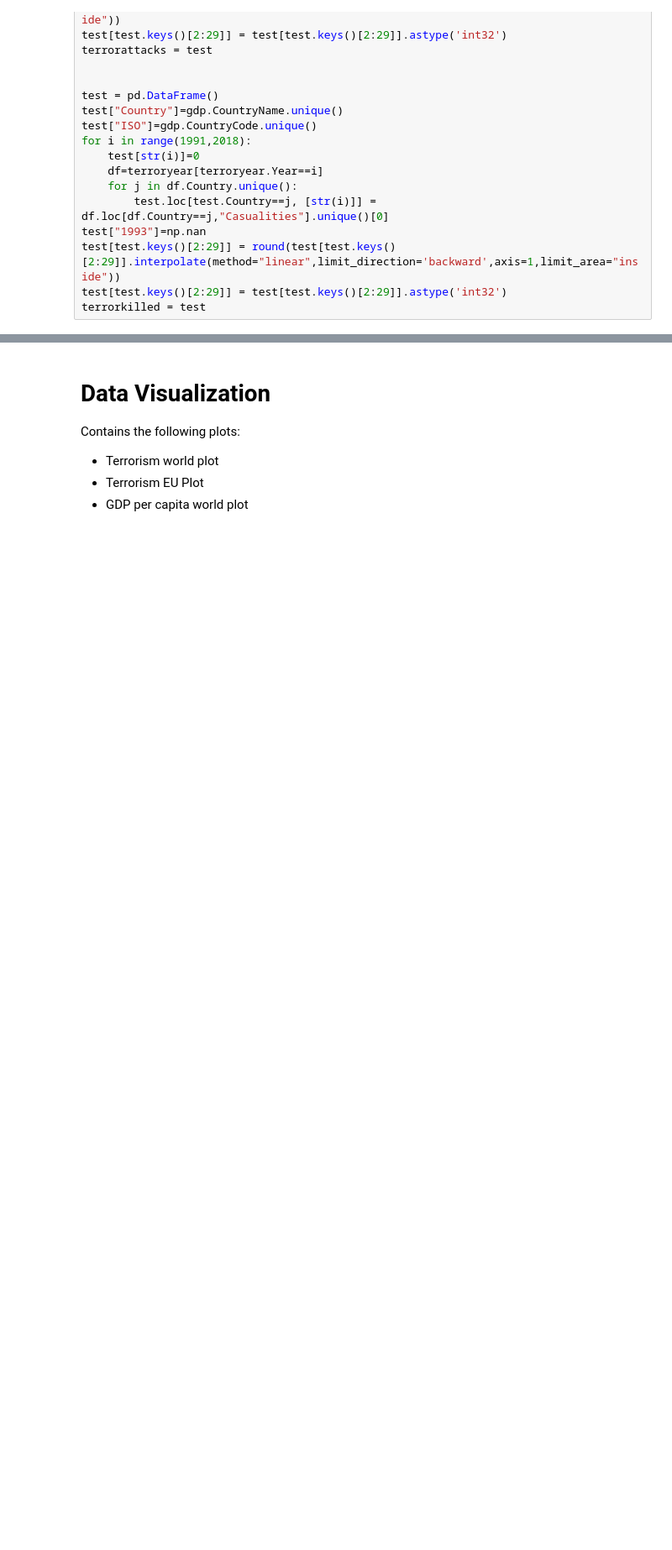
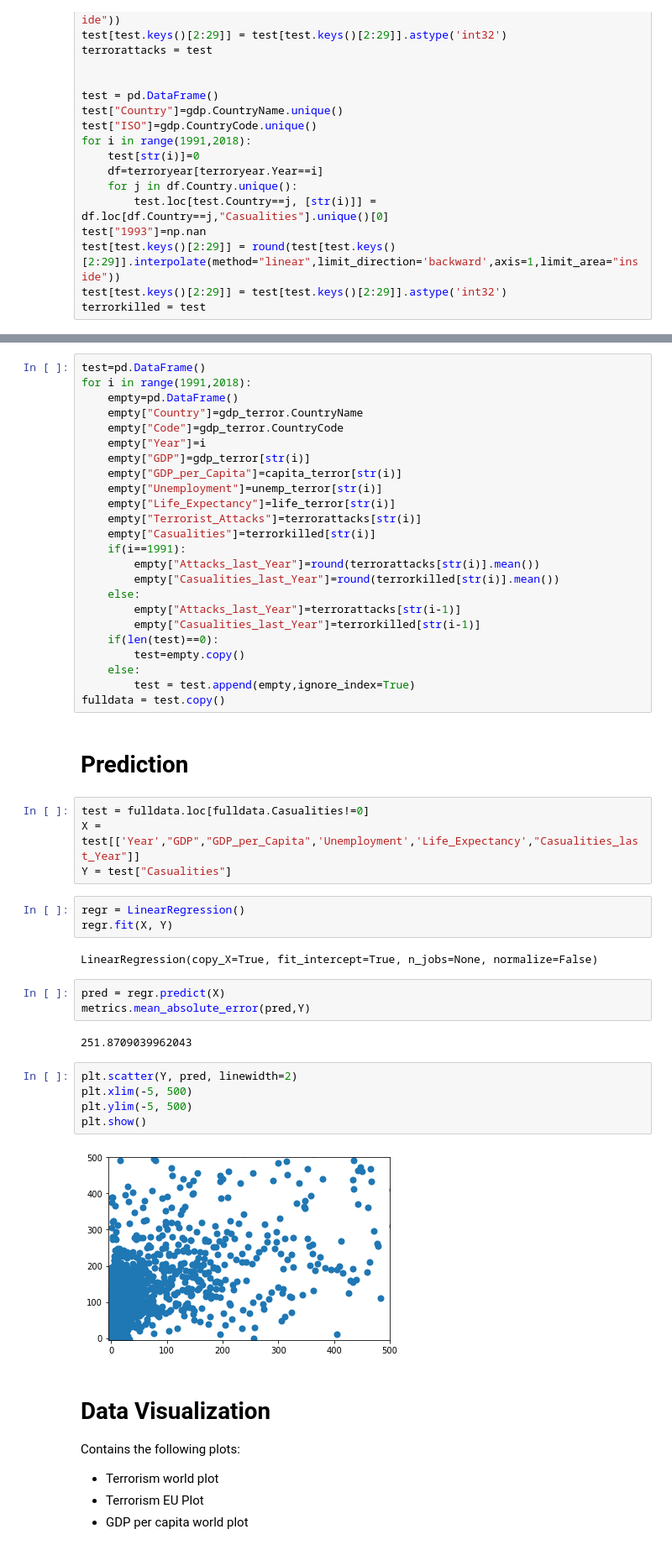
Before and after one commit to msieder/terror, a Jupyter notebook: Terror.ipynb, the cells around one changed output, grey strips where cells are left out. Shown at 84% size. Drawn from its saved outputs; the diff is of its cells as text; blank space fills up the shorter version.

```diff
--- a/Terror.ipynb
+++ b/Terror.ipynb
@@ -226,3 +231,50 @@ terrorkilled = terrorkilled[terrorkilled.sum(axis=1)!=0]
+# %%
+test=pd.DataFrame()
+for i in range(1991,2018):
+    empty=pd.DataFrame()
+    empty["Country"]=gdp_terror.CountryName
+    empty["Code"]=gdp_terror.CountryCode
+    empty["Year"]=i
+    empty["GDP"]=gdp_terror[str(i)]
+    empty["GDP_per_Capita"]=capita_terror[str(i)]
+    empty["Unemployment"]=unemp_terror[str(i)]
+    empty["Life_Expectancy"]=life_terror[str(i)]
+    empty["Terrorist_Attacks"]=terrorattacks[str(i)]
+    empty["Casualities"]=terrorkilled[str(i)]
+    if(i==1991):
+        empty["Attacks_last_Year"]=round(terrorattacks[str(i)].mean())
+        empty["Casualities_last_Year"]=round(terrorkilled[str(i)].mean())
+    else:
+        empty["Attacks_last_Year"]=terrorattacks[str(i-1)]
+        empty["Casualities_last_Year"]=terrorkilled[str(i-1)]
+    if(len(test)==0):
+        test=empty.copy()
+    else:
+        test = test.append(empty,ignore_index=True)
+fulldata = test.copy()
+# %% [markdown]
+# Prediction
+# %%
+test = fulldata.loc[fulldata.Casualities!=0]
+X = test[['Year',"GDP","GDP_per_Capita",'Unemployment','Life_Expectancy',"Casualities_last_Year"]]
+Y = test["Casualities"]
+# %%
+regr = LinearRegression()
+regr.fit(X, Y)
+# %% [output]
+LinearRegression(copy_X=True, fit_intercept=True, n_jobs=None, normalize=False)
+# %%
+pred = regr.predict(X)
+metrics.mean_absolute_error(pred,Y)
+# %% [output]
+251.8709039962043
+# %%
+plt.scatter(Y, pred, linewidth=2)
+plt.xlim(-5, 500)
+plt.ylim(-5, 500)
+plt.show()
+# %% [output]
+[figure, added]
 # %% [markdown]
 # Data Visualization
 Contains the following plots:
```
Also changed, not shown: parts of 4 cells of this notebook.
